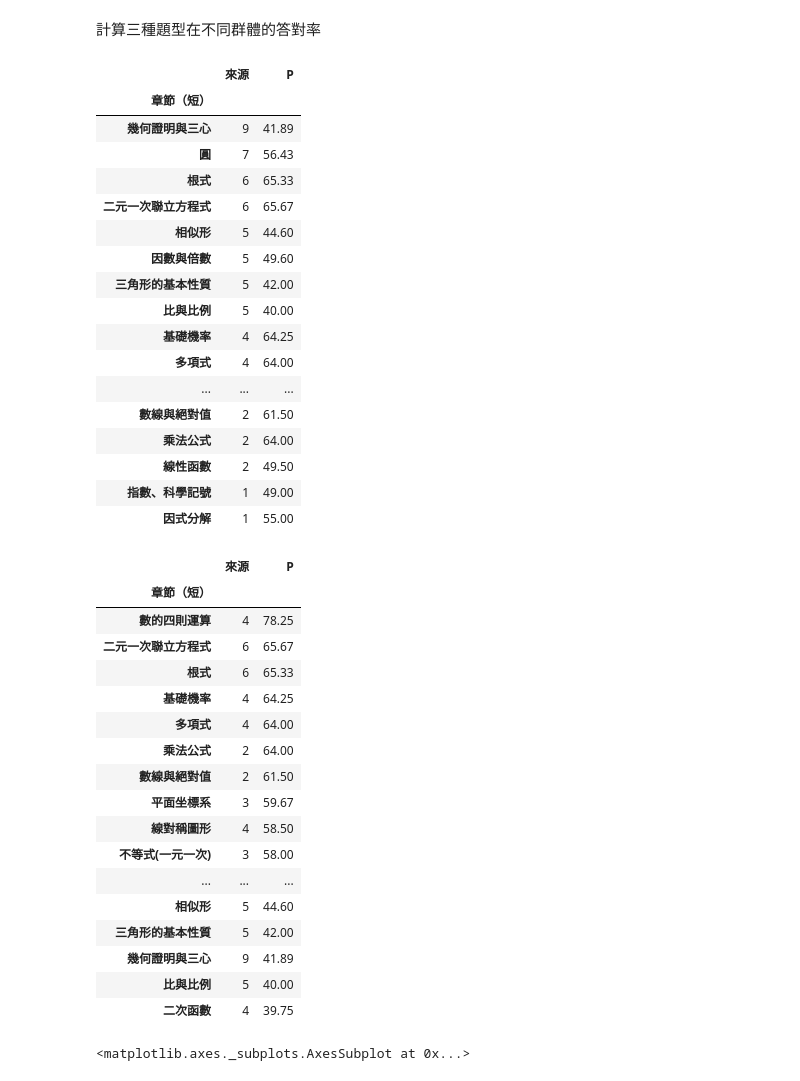
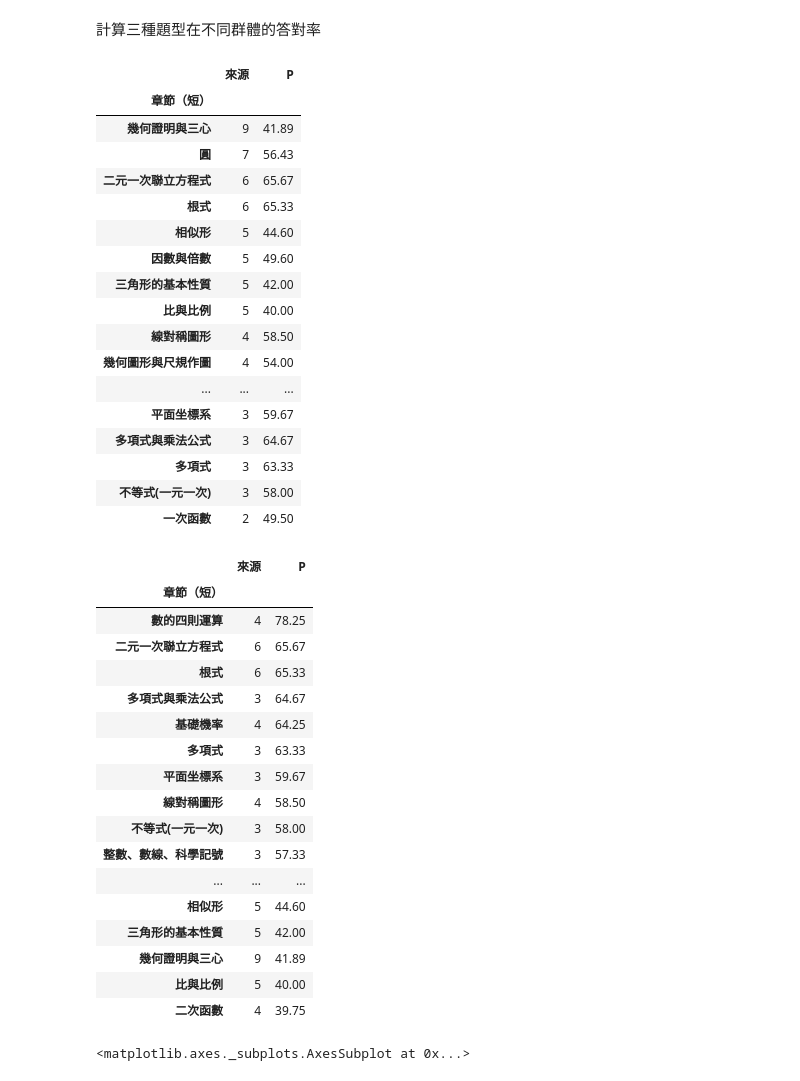
Before and after one commit to anchiang/examAnalysis, a Jupyter notebook: exma-hk.ipynb, the cells around one changed output. Cells and saved outputs as stored; diff of their text form; code cells hidden in the pictures.

```diff
--- a/exma-hk.ipynb
+++ b/exma-hk.ipynb
@@ -93,43 +98,43 @@ plt.show()
 # %% [markdown]
 計算三種題型在不同群體的答對率
 # %%
-exambyChapter = exam.groupby("章節（短）")
-exambyChapter = exambyChapter.agg({"來源":"count","P":"mean"})
-exambyChapter.sort_values(by="來源",ascending=False)
+exambyCh = exam.groupby("章節（短）")
+exambyCh= exambyCh.agg({"來源":"count","P":"mean"})
+exambyCh.sort_values(by="來源",ascending=False)
 # %% [output]
 |  | 來源 | P |
 | 章節（短） |  |  |
 | 幾何證明與三心 | 9 | 41.89 |
 | 圓 | 7 | 56.43 |
+| 二元一次聯立方程式 | 6 | 65.67 |
 | 根式 | 6 | 65.33 |
-| 二元一次聯立方程式 | 6 | 65.67 |
 | 相似形 | 5 | 44.60 |
 | 因數與倍數 | 5 | 49.60 |
 | 三角形的基本性質 | 5 | 42.00 |
 | 比與比例 | 5 | 40.00 |
-| 基礎機率 | 4 | 64.25 |
-| 多項式 | 4 | 64.00 |
+| 線對稱圖形 | 4 | 58.50 |
+| 幾何圖形與尺規作圖 | 4 | 54.00 |
 | ... | ... | ... |
-| 數線與絕對值 | 2 | 61.50 |
-| 乘法公式 | 2 | 64.00 |
-| 線性函數 | 2 | 49.50 |
-| 指數、科學記號 | 1 | 49.00 |
-| 因式分解 | 1 | 55.00 |
+| 平面坐標系 | 3 | 59.67 |
+| 多項式與乘法公式 | 3 | 64.67 |
+| 多項式 | 3 | 63.33 |
+| 不等式(一元一次) | 3 | 58.00 |
+| 一次函數 | 2 | 49.50 |
 # %%
-exambyChapter.sort_values(by="P",ascending=False)
+exambyCh.sort_values(by="P",ascending=False)
 # %% [output]
 |  | 來源 | P |
 | 章節（短） |  |  |
 | 數的四則運算 | 4 | 78.25 |
 | 二元一次聯立方程式 | 6 | 65.67 |
 | 根式 | 6 | 65.33 |
+| 多項式與乘法公式 | 3 | 64.67 |
 | 基礎機率 | 4 | 64.25 |
-| 多項式 | 4 | 64.00 |
-| 乘法公式 | 2 | 64.00 |
-| 數線與絕對值 | 2 | 61.50 |
+| 多項式 | 3 | 63.33 |
 | 平面坐標系 | 3 | 59.67 |
 | 線對稱圖形 | 4 | 58.50 |
 | 不等式(一元一次) | 3 | 58.00 |
+| 整數、數線、科學記號 | 3 | 57.33 |
 | ... | ... | ... |
 | 相似形 | 5 | 44.60 |
 | 三角形的基本性質 | 5 | 42.00 |
```
Also changed, not shown: parts of 9 cells of this notebook, 1 other file.
